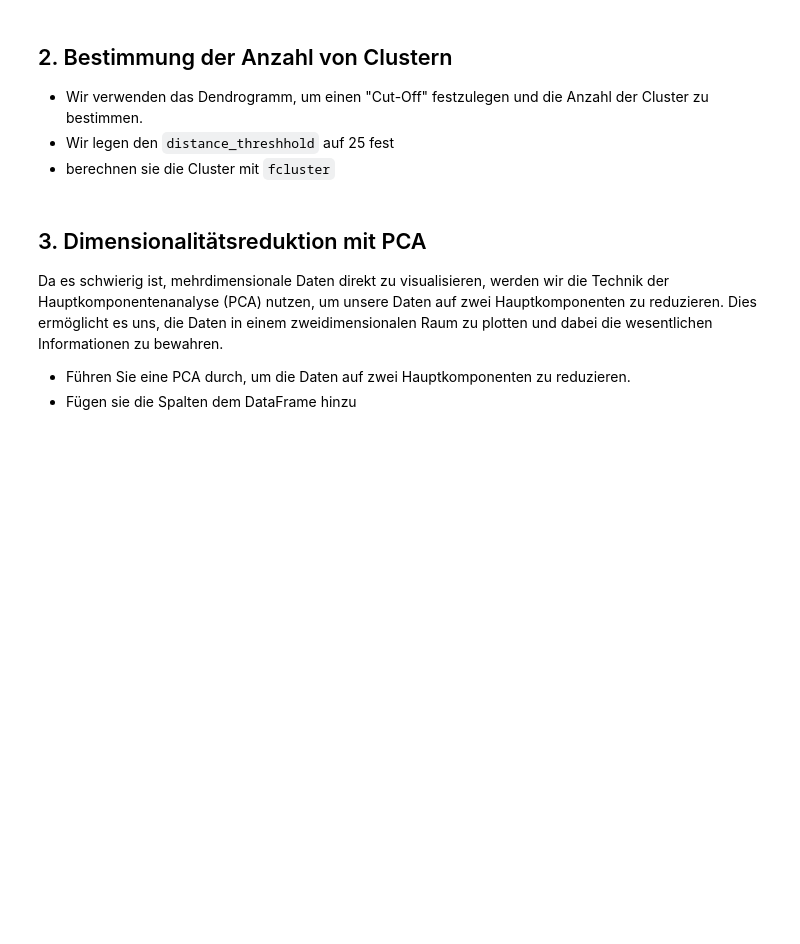
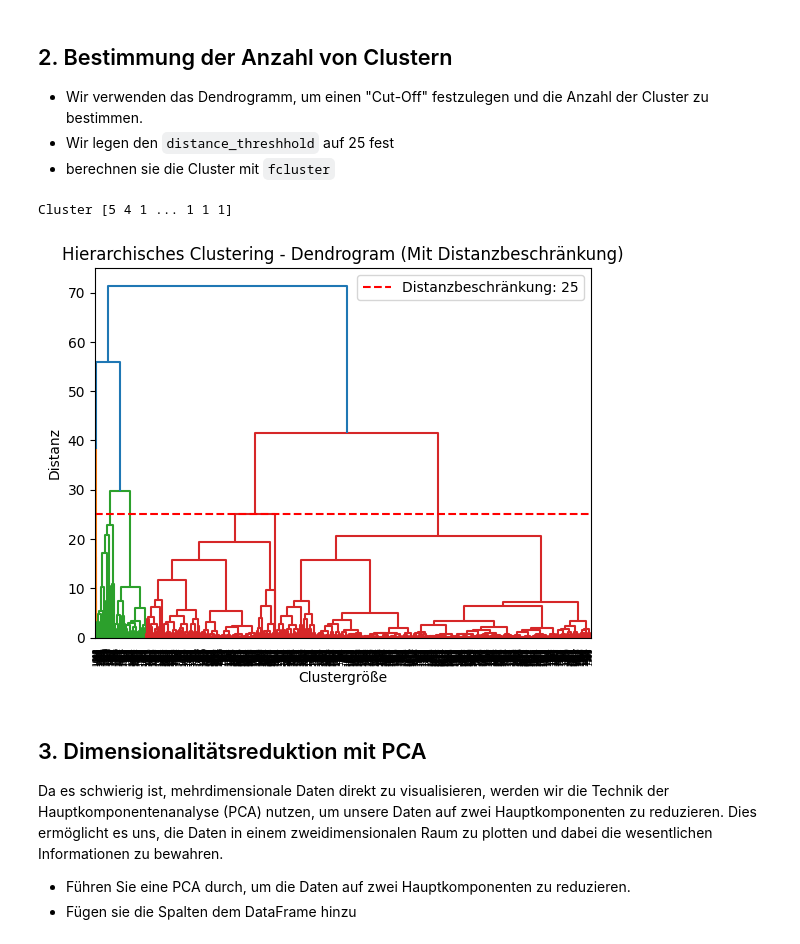
Before and after one commit to CmdLari/Data-Science-Praktikum, a Jupyter notebook: A3/03_Hierarchical_Clustering_Aufgaben.ipynb, the cells around one changed output. Saved outputs shown, nothing was run; the diff lists cells and outputs as text; code cells hidden in the pictures; blank space fills up the shorter version.

```diff
--- a/A3/03_Hierarchical_Clustering_Aufgaben.ipynb
+++ b/A3/03_Hierarchical_Clustering_Aufgaben.ipynb
@@ -69,7 +96,25 @@ print("Hello World")
    - Wir legen den `distance_threshhold` auf 25 fest
    - berechnen sie die Cluster mit `fcluster`
 # %%
-# CODE
+distance_threshold = 25
+clusters = fcluster(linkage_matrix, distance_threshold, criterion='distance')
+print("Cluster", clusters)
+
+
+# Visuelle Ausgabe dessen was oben getan werden soll
+
+dendrogram(linkage_matrix, labels=clustering_data.index, orientation='top', distance_sort='descending', show_leaf_counts=True)
+plt.title('Hierarchisches Clustering - Dendrogram (Mit Distanzbeschränkung)')
+plt.xlabel('Clustergröße')
+plt.ylabel('Distanz')
+
+plt.axhline(y=distance_threshold, color='r', linestyle='--', label=f'Distanzbeschränkung: {distance_threshold}')
+plt.legend()
+
+plt.show()
+# %% [output]
+Cluster [5 4 1 ... 1 1 1]
+[figure, added]
 # %% [markdown]
 
 ## 3. Dimensionalitätsreduktion mit PCA
```
Also changed, not shown: parts of 5 cells of this notebook, 1 other file.
